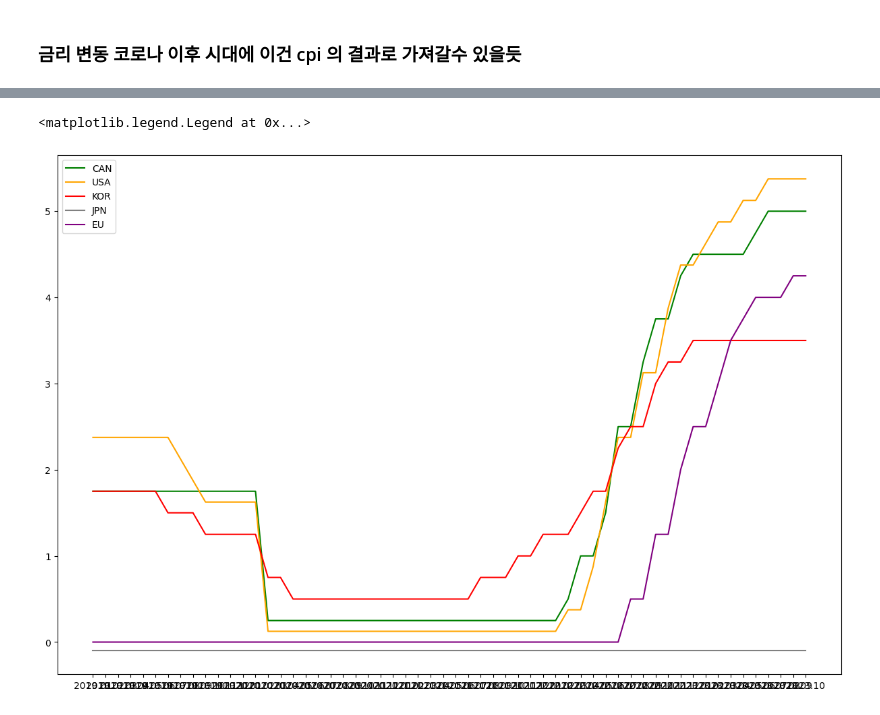
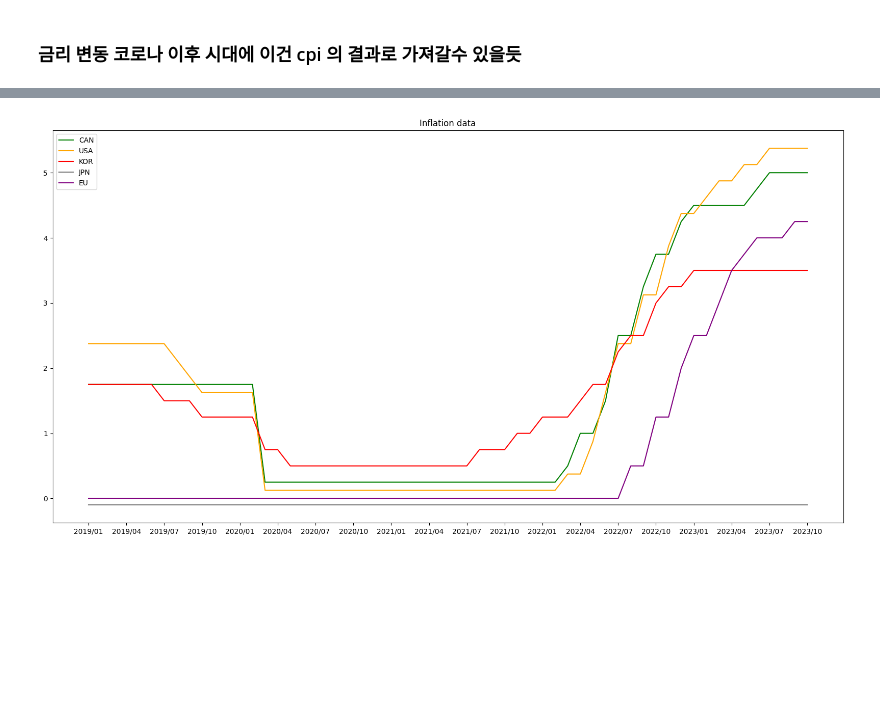
Before and after one commit to WonwooJacobSong/G7_Korea_cpidata, a Jupyter notebook: inflation_data.ipynb, the cells around one changed output, grey strips where cells are left out. Saved outputs shown, nothing was run; the diff lists cells and outputs as text; code cells hidden in the pictures; blank space fills up the shorter version.

```diff
--- a/inflation_data.ipynb
+++ b/inflation_data.ipynb
@@ -291,7 +291,7 @@ KOR_interest_rate=[]
 EU_interest_rate=[]
 
 for i in range(3,61):
-    Interest_date.append(ws2.cell(row=1,column=i).value)
+    Interest_date.append(ws2.cell(row=1,column=i).value.replace('.','/'))
     CAN_interest_rate.append(float(ws2.cell(row=3,column=i).value.strip('(%)')))
     USA_interest_rate.append(float(ws2.cell(row=4,column=i).value.strip('(%)')))
     JPN_interest_rate.append(float(ws3.cell(row=3,column=i).value.strip('(%)')))
@@ -327,4 +327,3 @@ interest_data={"Date":Interest_date,
                "EU_interest_rate":EU_interest_rate
 }
 interest_df=pd.DataFrame(interest_data)
-interest_df
@@ -349,11 +330,13 @@ interest_df
 # %%
-plt.figure(figsize=(15,10))
+plt.figure(figsize=(20,10))
 plt.plot(Interest_date,CAN_interest_rate,color='green',label='CAN')
 plt.plot(Interest_date,USA_interest_rate,color='orange',label='USA')
 plt.plot(Interest_date,KOR_interest_rate,color='red',label='KOR')
 plt.plot(Interest_date,JPN_interest_rate,color='grey',label='JPN')
 plt.plot(Interest_date,EU_interest_rate,color='purple',label='EU')
 plt.legend(loc='upper left')
+plt.xticks(Interest_date[::3])
+plt.title("Inflation data")
+plt.show()
 # %% [output]
-<matplotlib.legend.Legend at 0x...>
-[figure, old version]
+[figure, new version]
```
Also changed, not shown: parts of 3 cells of this notebook.
